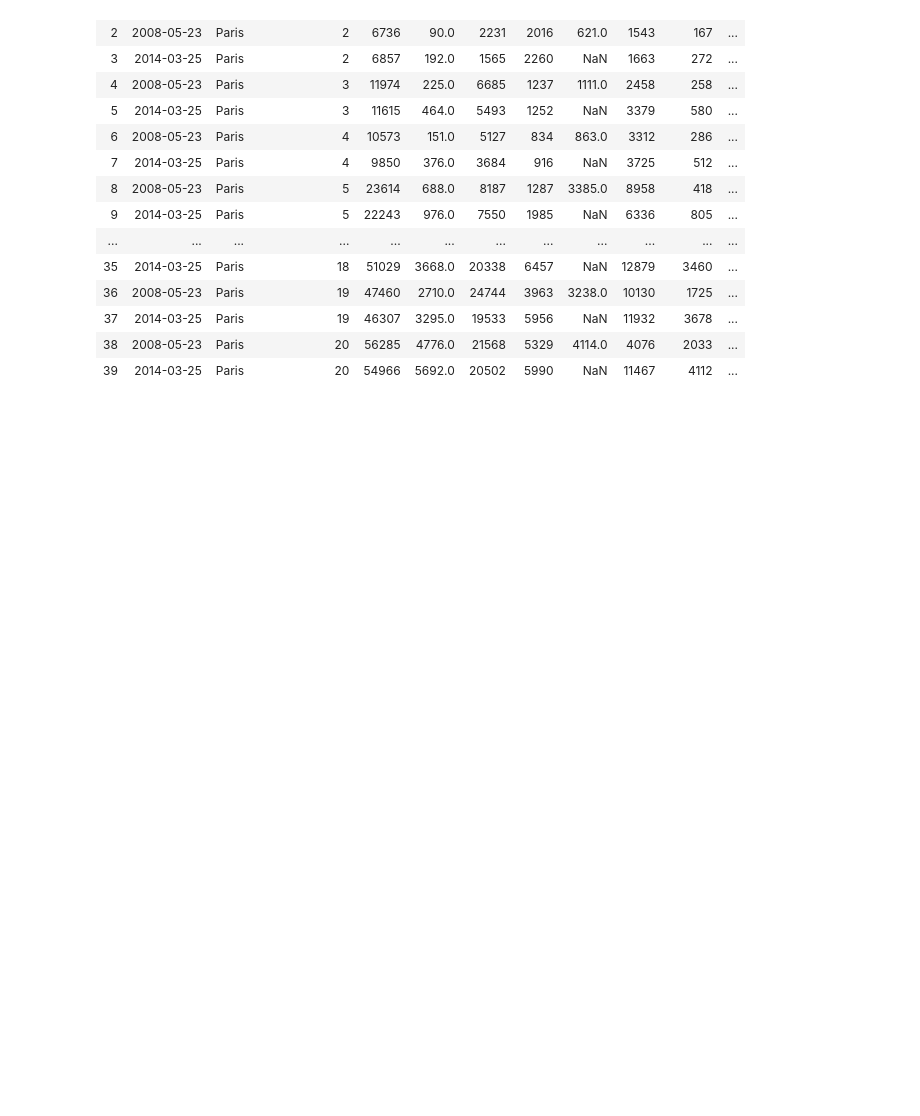
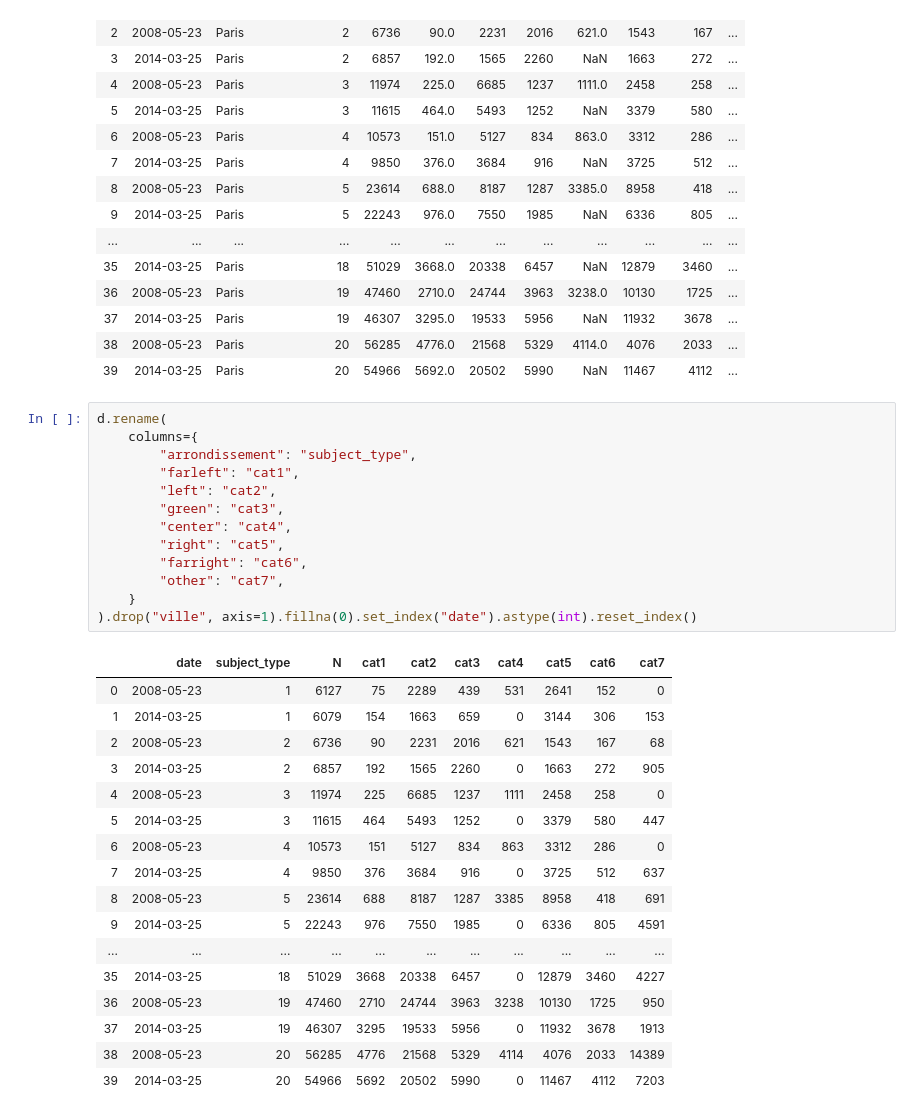
Before and after one commit to pollsposition/models, a Jupyter notebook: fondamentaux/munic_model.ipynb, the cells around one changed output. Drawn from its saved outputs; the diff is of its cells as text; blank space fills up the shorter version.

```diff
--- a/fondamentaux/munic_model.ipynb
+++ b/fondamentaux/munic_model.ipynb
@@ -42,3 +44,34 @@ d
 | 37 | 2014-03-25 | Paris | 19 | 46307 | 3295.0 | 19533 | 5956 | NaN | 11932 | 3678 | ... |
 | 38 | 2008-05-23 | Paris | 20 | 56285 | 4776.0 | 21568 | 5329 | 4114.0 | 4076 | 2033 | ... |
 | 39 | 2014-03-25 | Paris | 20 | 54966 | 5692.0 | 20502 | 5990 | NaN | 11467 | 4112 | ... |
+# %%
+d.rename(
+    columns={
+        "arrondissement": "subject_type",
+        "farleft": "cat1",
+        "left": "cat2",
+        "green": "cat3",
+        "center": "cat4",
+        "right": "cat5",
+        "farright": "cat6",
+        "other": "cat7",
+    }
+).drop("ville", axis=1).fillna(0).set_index("date").astype(int).reset_index()
+# %% [output]
+|  | date | subject_type | N | cat1 | cat2 | cat3 | cat4 | cat5 | cat6 | cat7 |
+| 0 | 2008-05-23 | 1 | 6127 | 75 | 2289 | 439 | 531 | 2641 | 152 | 0 |
+| 1 | 2014-03-25 | 1 | 6079 | 154 | 1663 | 659 | 0 | 3144 | 306 | 153 |
+| 2 | 2008-05-23 | 2 | 6736 | 90 | 2231 | 2016 | 621 | 1543 | 167 | 68 |
+| 3 | 2014-03-25 | 2 | 6857 | 192 | 1565 | 2260 | 0 | 1663 | 272 | 905 |
+| 4 | 2008-05-23 | 3 | 11974 | 225 | 6685 | 1237 | 1111 | 2458 | 258 | 0 |
+| 5 | 2014-03-25 | 3 | 11615 | 464 | 5493 | 1252 | 0 | 3379 | 580 | 447 |
+| 6 | 2008-05-23 | 4 | 10573 | 151 | 5127 | 834 | 863 | 3312 | 286 | 0 |
+| 7 | 2014-03-25 | 4 | 9850 | 376 | 3684 | 916 | 0 | 3725 | 512 | 637 |
+| 8 | 2008-05-23 | 5 | 23614 | 688 | 8187 | 1287 | 3385 | 8958 | 418 | 691 |
+| 9 | 2014-03-25 | 5 | 22243 | 976 | 7550 | 1985 | 0 | 6336 | 805 | 4591 |
+| ... | ... | ... | ... | ... | ... | ... | ... | ... | ... | ... |
+| 35 | 2014-03-25 | 18 | 51029 | 3668 | 20338 | 6457 | 0 | 12879 | 3460 | 4227 |
+| 36 | 2008-05-23 | 19 | 47460 | 2710 | 24744 | 3963 | 3238 | 10130 | 1725 | 950 |
+| 37 | 2014-03-25 | 19 | 46307 | 3295 | 19533 | 5956 | 0 | 11932 | 3678 | 1913 |
+| 38 | 2008-05-23 | 20 | 56285 | 4776 | 21568 | 5329 | 4114 | 4076 | 2033 | 14389 |
+| 39 | 2014-03-25 | 20 | 54966 | 5692 | 20502 | 5990 | 0 | 11467 | 4112 | 7203 |
```
Also changed, not shown: parts of 4 cells of this notebook.
